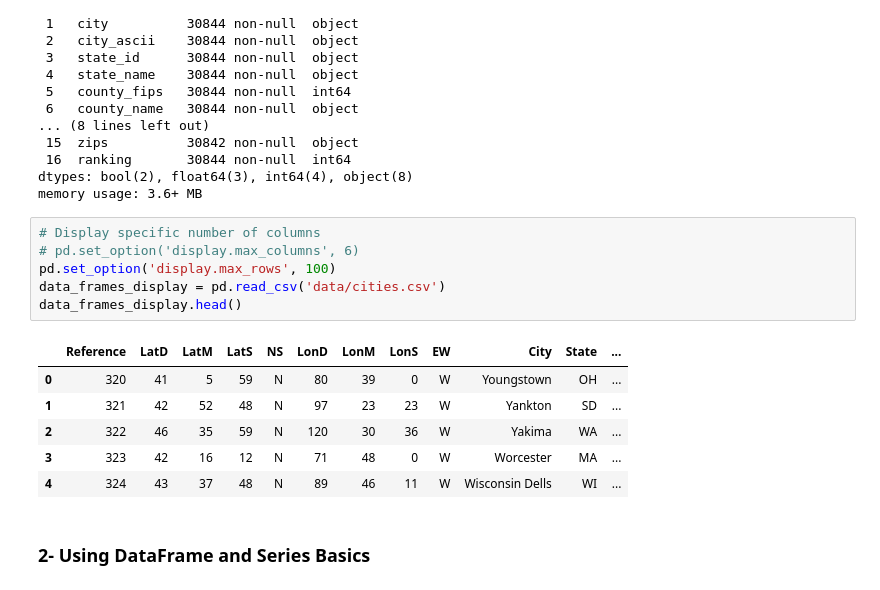
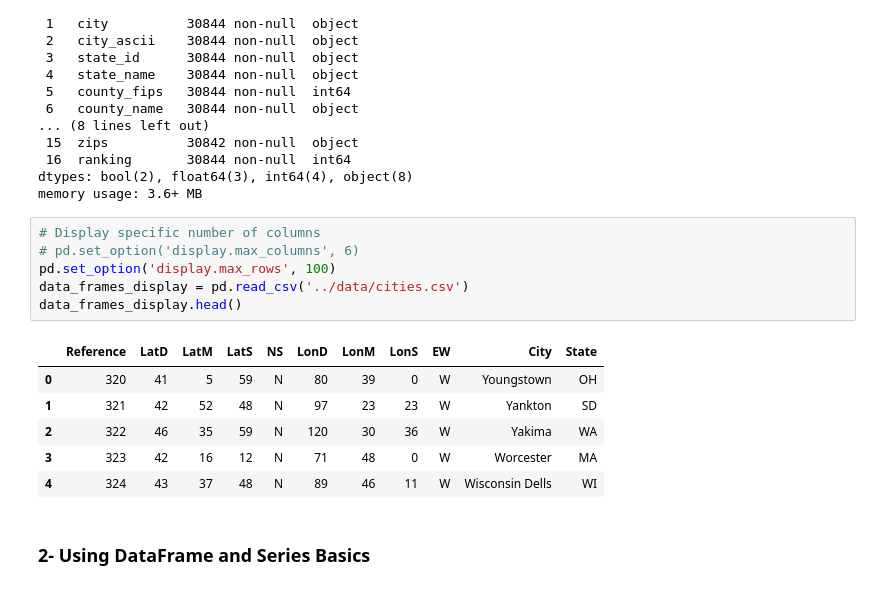
Before and after one commit to gaylnabil/pandas-numpy-tutorial, a Jupyter notebook: panda_tutorials/calc_pandas.ipynb, the cells around one changed output. Saved outputs shown, nothing was run; the diff lists cells and outputs as text.

```diff
--- a/panda_tutorials/calc_pandas.ipynb
+++ b/panda_tutorials/calc_pandas.ipynb
@@ -46,16 +46,16 @@ memory usage: 3.6+ MB
 # %%
 # Display specific number of columns
 # pd.set_option('display.max_columns', 6)
 pd.set_option('display.max_rows', 100)
-data_frames_display = pd.read_csv('data/cities.csv')
+data_frames_display = pd.read_csv('../data/cities.csv')
 data_frames_display.head()
 # %% [output]
-|  | Reference | LatD | LatM | LatS | NS | LonD | LonM | LonS | EW | City | State | ... |
-| 0 | 320 | 41 | 5 | 59 | N | 80 | 39 | 0 | W | Youngstown | OH | ... |
-| 1 | 321 | 42 | 52 | 48 | N | 97 | 23 | 23 | W | Yankton | SD | ... |
-| 2 | 322 | 46 | 35 | 59 | N | 120 | 30 | 36 | W | Yakima | WA | ... |
-| 3 | 323 | 42 | 16 | 12 | N | 71 | 48 | 0 | W | Worcester | MA | ... |
-| 4 | 324 | 43 | 37 | 48 | N | 89 | 46 | 11 | W | Wisconsin Dells | WI | ... |
+|  | Reference | LatD | LatM | LatS | NS | LonD | LonM | LonS | EW | City | State |
+| 0 | 320 | 41 | 5 | 59 | N | 80 | 39 | 0 | W | Youngstown | OH |
+| 1 | 321 | 42 | 52 | 48 | N | 97 | 23 | 23 | W | Yankton | SD |
+| 2 | 322 | 46 | 35 | 59 | N | 120 | 30 | 36 | W | Yakima | WA |
+| 3 | 323 | 42 | 16 | 12 | N | 71 | 48 | 0 | W | Worcester | MA |
+| 4 | 324 | 43 | 37 | 48 | N | 89 | 46 | 11 | W | Wisconsin Dells | WI |
 # %% [markdown]
 ### 2- Using DataFrame and Series Basics
 # %%
```
Also changed, not shown: parts of 15 cells of this notebook, 2 other files.
